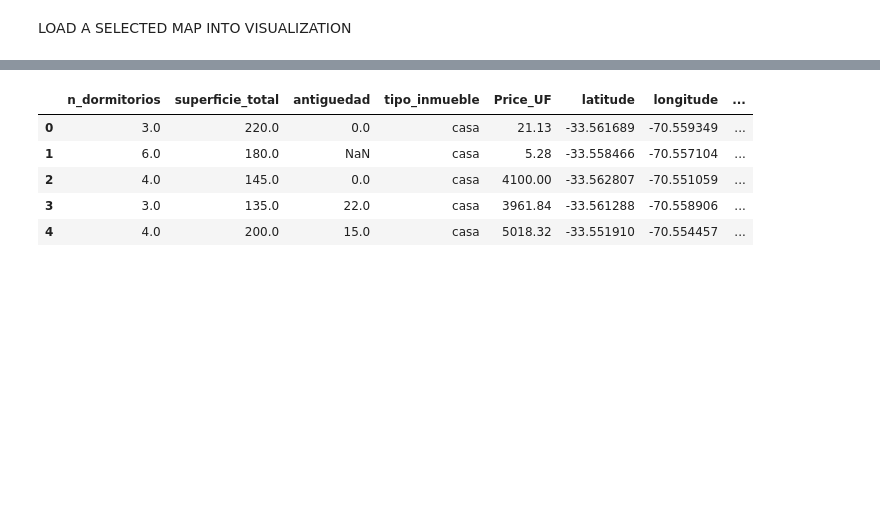
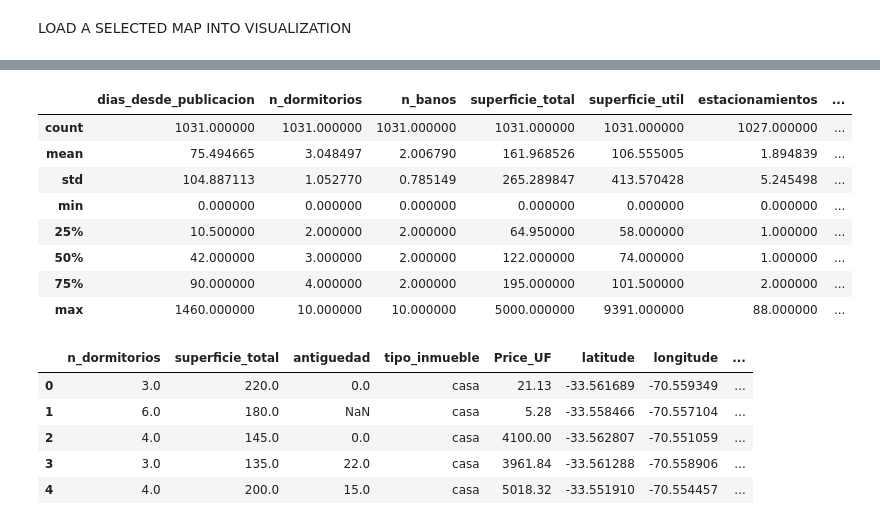
Before and after one commit to NEOZRO/portal_inmobiliario_web_scraper, a Jupyter notebook: main.ipynb, the cells around one changed output, grey strips where cells are left out. Cells and saved outputs as stored; diff of their text form; code cells hidden in the pictures; blank space fills up the shorter version.

```diff
--- a/main.ipynb
+++ b/main.ipynb
@@ -97 +87,13 @@ WSPI.get_joined_data_as_dataframe(threshold_date,5)
+# %%
+data.describe()
+# %% [output]
+|  | dias_desde_publicacion | n_dormitorios | n_banos | superficie_total | superficie_util | estacionamientos | ... |
+| count | 1031.000000 | 1031.000000 | 1031.000000 | 1031.000000 | 1031.000000 | 1027.000000 | ... |
+| mean | 75.494665 | 3.048497 | 2.006790 | 161.968526 | 106.555005 | 1.894839 | ... |
+| std | 104.887113 | 1.052770 | 0.785149 | 265.289847 | 413.570428 | 5.245498 | ... |
+| min | 0.000000 | 0.000000 | 0.000000 | 0.000000 | 0.000000 | 0.000000 | ... |
+| 25% | 10.500000 | 2.000000 | 2.000000 | 64.950000 | 58.000000 | 1.000000 | ... |
+| 50% | 42.000000 | 3.000000 | 2.000000 | 122.000000 | 74.000000 | 1.000000 | ... |
+| 75% | 90.000000 | 4.000000 | 2.000000 | 195.000000 | 101.500000 | 2.000000 | ... |
+| max | 1460.000000 | 10.000000 | 10.000000 | 5000.000000 | 9391.000000 | 88.000000 | ... |
 # %%
```
Also changed, not shown: parts of 40 cells of this notebook.
